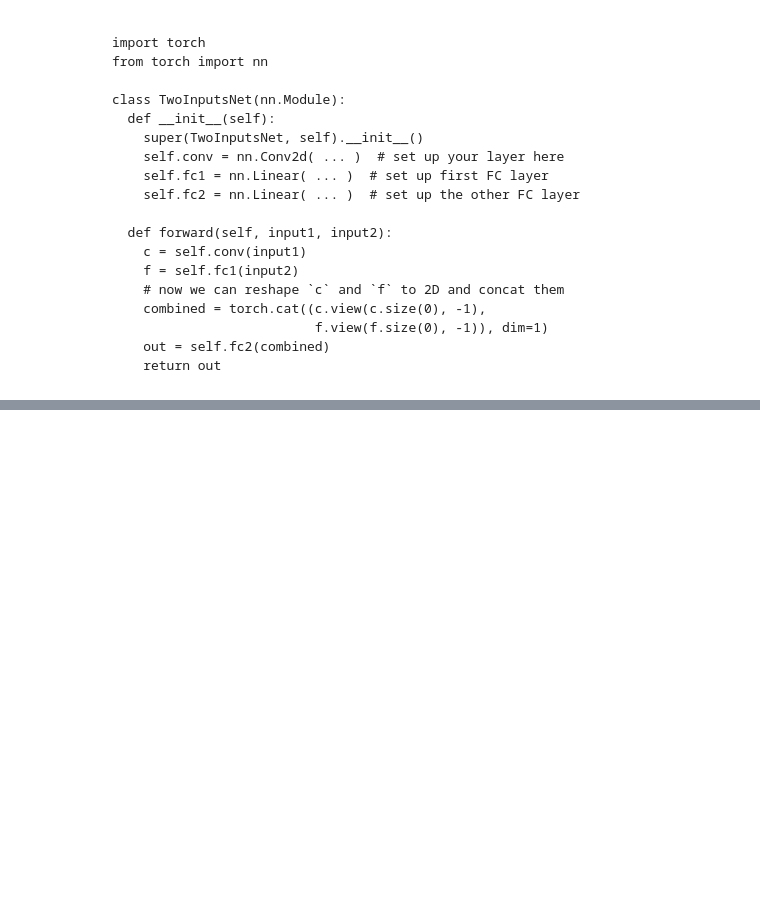
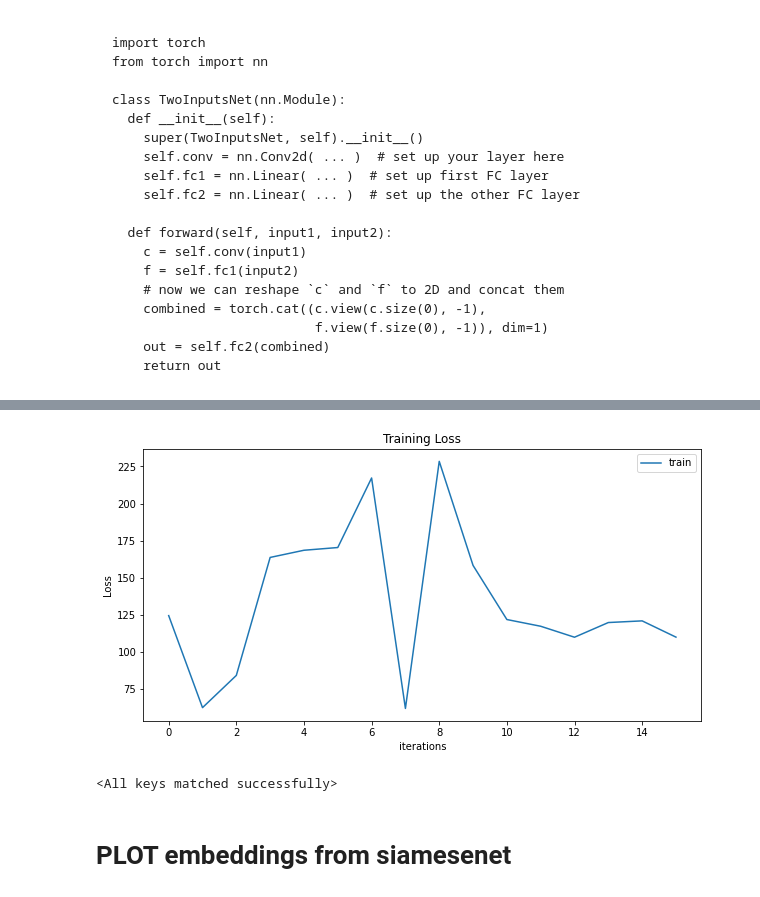
Before and after one commit to DFGANDP/Music-Recommendation-System, a Jupyter notebook: Music_System_Recommender.ipynb, the cells around one changed output, grey strips where cells are left out. Saved outputs shown, nothing was run; the diff lists cells and outputs as text; code cells hidden in the pictures; blank space fills up the shorter version.

```diff
--- a/Music_System_Recommender.ipynb
+++ b/Music_System_Recommender.ipynb
@@ -1858,0 +2284,20 @@ class TwoInputsNet(nn.Module):
+# %%
+
+import numpy as np
+trains_concat_np = train_tab[0].cpu().detach().numpy()
+scores = np.zeros(16)
+for i, element  in enumerate(train_tab):
+    scores[i] = element.cpu().detach().numpy()
+# %%
+import matplotlib.pyplot as plt
+
+# plot charts
+plt.figure(figsize=(10,5))
+plt.title("Training Loss")
+plt.plot(scores,label="train")
+plt.xlabel("iterations")
+plt.ylabel("Loss")
+plt.legend()
+plt.show()
+# %% [output]
+[figure, added]
@@ -1858,0 +2312,6 @@ class TwoInputsNet(nn.Module):
+# %%
+device = torch.device("cuda:0" if torch.cuda.is_available() else "cpu")
+siamesenet = SiameseNetwork(embed_model).to(device)
+siamesenet.load_state_dict(torch.load('/content/best-model-parameters.pt', map_location=device))
+# %% [output]
+<All keys matched successfully>
@@ -1858,0 +2320,2 @@ class TwoInputsNet(nn.Module):
+# %% [markdown]
+# PLOT embeddings from siamesenet
```
Also changed, not shown: parts of 54 cells of this notebook, 3 other files.
